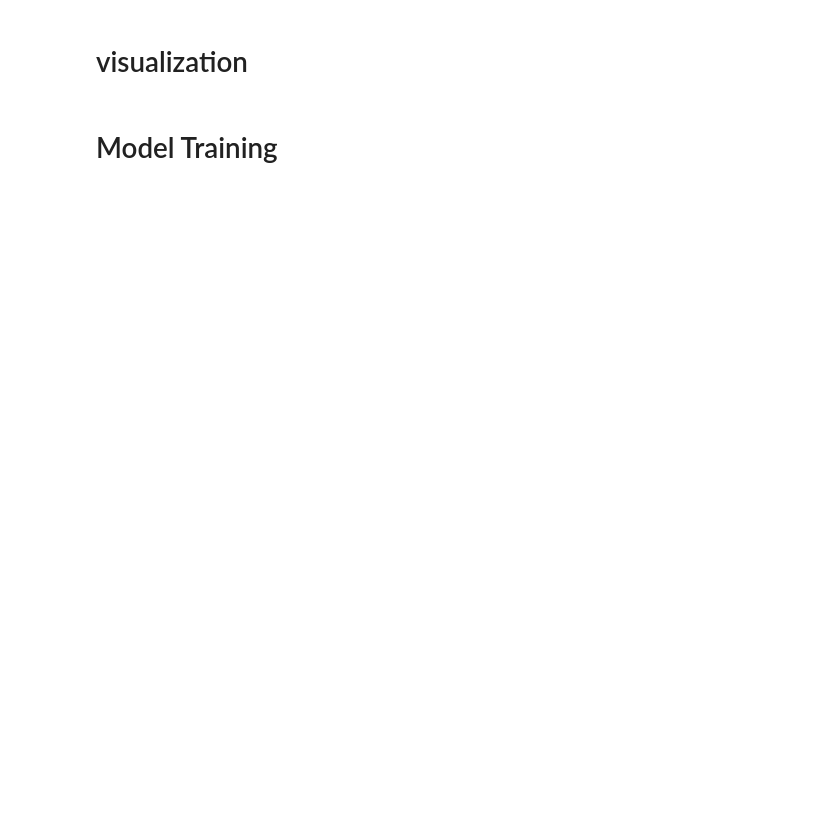
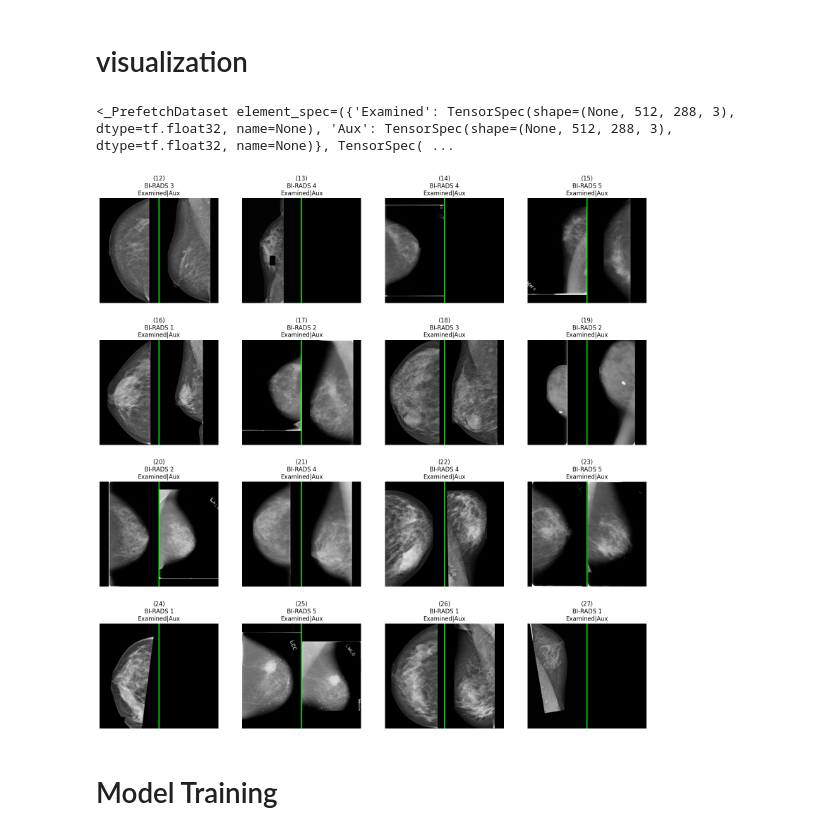
Before and after one commit to yunama47/Klasifikasi-Mammografi, a Jupyter notebook: kaggle_training_notebook.ipynb, the cells around one changed output. Drawn from its saved outputs; the diff is of its cells as text; code cells hidden in the pictures; blank space fills up the shorter version.

```diff
--- a/kaggle_training_notebook.ipynb
+++ b/kaggle_training_notebook.ipynb
@@ -19,7 +22,7 @@ import numpy as np
 import tensorflow as tf
 import albumentations as A
 import matplotlib.pyplot as plt
-from IPython.display import clear_output
+
 def seed_everything(seed=911):
     random.seed(seed)
     os.environ['PYTHONHASHSEED'] = str(seed)
@@ -33,9 +36,7 @@ class D:
     #param for dataset
     image_size = (512,288)
     batch_size = 4
-    images_dir = '/kaggle/input/multi-view-dataset-v2/images'
     shuffle_buffer = 3000
-    splits = [f'fold-{i}' for i in range(5)]
     views = ['Examined','Aux']
 
     #param for ConvNeXt multi-view model
@@ -44,12 +45,12 @@ class D:
     dropout_rate   = 0.5123456789
     pooling ='w_avg'
     fusion_stage = 3
-    fusion_index = 1
-    fc_layers_depth = 3
-    fc_layers_dims = 256
+    fusion_index = 0
+    fc_layers_depth = 1
+    fc_layers_dims = 512
 
     #param for training
-    epochs = 60
+    epochs = 30
     loss_fn = 'categorical_crossentropy'
     optimizer = lambda: keras.optimizers.Adam(1e-5, use_ema=True)
     metrics = lambda : [
@@ -66,6 +67,7 @@ try :
 except ValueError:
     D.TPU = False
     strategy = tf.distribute.MirroredStrategy()
+from IPython.display import clear_output
 clear_output()
 print("-- versions --")
 print("tf :",tf.__version__)
@@ -169,10 +178,10 @@ def augment_img(img_dict):
                          min_max_height=(int(0.05 * D.image_size[0]), int(0.15 * D.image_size[0])),
                          min_max_width=(int(0.05 * D.image_size[1]), int(0.15 * D.image_size[1])),
                         )
-    rotate_zoom = ShiftScaleRotate(scale= tf.random.uniform((),-0.15,0.2),
-                                   rotate= tf.random.uniform((),-20,20),
-                                   shift_x=tf.random.uniform((),-0.20,0.20),
-                                   shift_y=tf.random.uniform((),-0.1,0.1))
+    rotate_zoom = ShiftScaleRotate(scale= tf.random.uniform((),-0.1,0.1),
+                                   rotate= tf.random.uniform((),-10,10),
+                                   shift_x=tf.random.uniform((),-0.25,0.25),
+                                   shift_y=tf.random.uniform((),-0.15,0.15))
     brightness_contrast = BrightnessContrastLayer(contrast_factor=tf.random.uniform((),0.8, 1.5),
                                                   brightness_factor=tf.random.uniform((),-0.1, 0.2))
     augmentations = {
@@ -290,34 +330,39 @@ def prepare_ds(ds, training=True):
 # %%
 from tensorflow.errors import InvalidArgumentError
 
-viz_ds = prepare_ds(fold_ds[0], training=True)
+viz_ds = load_dataset("/kaggle/input/multi-view-dataset-v2/balanced_images_5_fold",
+                       splits={'train':[4], 'val':[4]})[0]
+viz_ds = prepare_ds(viz_ds, training=True)
 print(repr(viz_ds))
 batch = next(iter(viz_ds))
 Ex_image_batch = batch[0]['Examined']
 Aux_image_batch = batch[0]['Aux']
 label_batch = batch[1]
-
+del viz_ds
 ncol = 4
 nrow = 4
 bar_color = [0, 255, 0]
 bar_thickness = 5
 bar = np.array([[bar_color for i in range(bar_thickness)]
                            for j in range(D.image_size[0])])
 random_start = 0 if D.batch_size < 21 else np.random.randint(0,D.batch_size-nrow*ncol)
 plt.figure(figsize=(20, 5*nrow))
 for i in range(nrow*ncol):
     index = random_start+i
     try:
         EX = Ex_image_batch[index].numpy().astype("uint8")
         AUX = Aux_image_batch[index].numpy().astype("uint8")
     except InvalidArgumentError:
         break
     ax = plt.subplot(nrow, ncol, i + 1)
     image = np.hstack((EX,bar,AUX))
     plt.imshow(image)
     label = label_batch[index]
     plt.title(f"({index})\nBI-RADS {np.argmax(label)+1}\nExamined|Aux")
     plt.axis("off")
+# %% [output]
+<_PrefetchDataset element_spec=({'Examined': TensorSpec(shape=(None, 512, 288, 3), dtype=tf.float32, name=None), 'Aux': TensorSpec(shape=(None, 512, 288, 3), dtype=tf.float32, name=None)}, TensorSpec( ...
+[figure, added]
 # %% [markdown]
 # Model Training
 # %%
```
Also changed, not shown: parts of 16 cells of this notebook.
